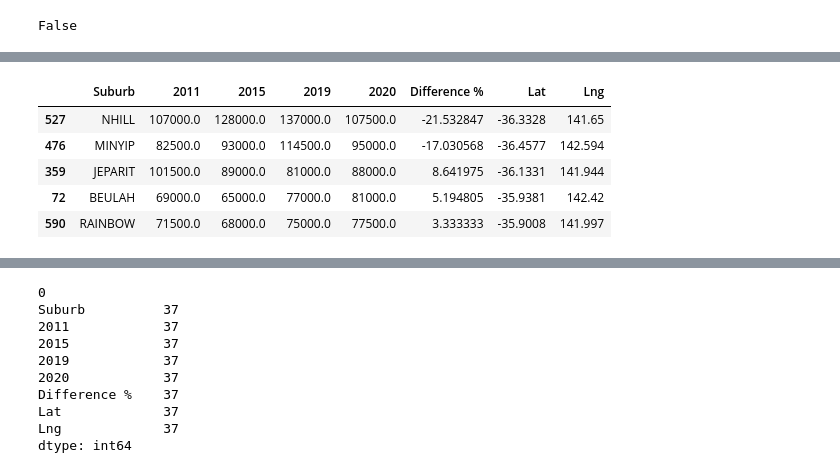
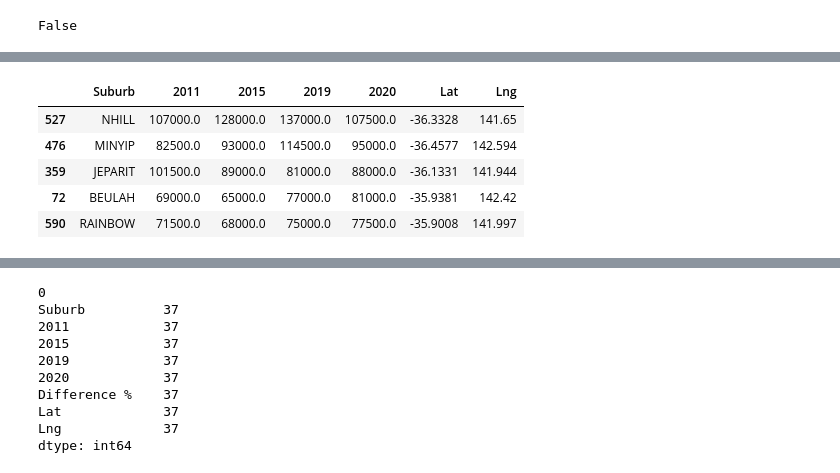
Before and after one commit to LP-116/Project-1, a Jupyter notebook: final suburb analysis.ipynb, the cells around one changed output, grey strips where cells are left out. Drawn from its saved outputs; the diff is of its cells as text; code cells hidden in the pictures.

```diff
--- a/final suburb analysis.ipynb
+++ b/final suburb analysis.ipynb
@@ -252,9 +183,6 @@ sorted_subs_df
 | 590 | RAINBOW | 71500.0 | 69000.0 | 62000.0 | 77000.0 | 68000.0 | 59500.0 | 82500.0 | 99000.0 | 75000.0 | 77500.0 |
 765 rows × 11 columns
 # %%
-top_subs = sorted_subs_df.loc[:, ["Suburb", "2011", "2015", "2019", "2020"]]
-
-top_subs["Difference %"] = ((top_subs["2020"] - top_subs["2019"]) / top_subs["2019"]) *100
-
-top_subs
+condensed_subs = sorted_subs_df.loc[:, ["Suburb", "2011", "2015", "2019", "2020"]]
+condensed_subs
 # %% [output]
@@ -338,0 +202,6 @@ top_5_2020
+# %%
+heat_subs = condensed_subs.copy()
+# %%
+heat_subs["Lat"] = ""
+heat_subs["Lng"] = ""
+heat_subs
@@ -339,20 +222,22 @@ top_5_2020
 # %%
-params = {"key": g_key}
+heat_subs_params = {"key": g_key}
 
-for index, row in top_5_2020.iterrows():
+for index, row in heat_top_subs.iterrows():
 
     base_url = "https://maps.googleapis.com/maps/api/geocode/json?"
 
     suburb = row["Suburb"]
 
-    params["address"] = f"{suburb}, Vic"
+    heat_subs_params["address"] = f"{suburb}, Vic"
 
-    subs_lat_lng = requests.get(base_url, params=params)
+    heat_subs_lat_lng = requests.get(base_url, params=heat_subs_params)
 
-    subs_lat_lng = subs_lat_lng.json()
+    heat_subs_lat_lng = heat_subs_lat_lng.json()
 
-    top_5_2020.loc[index, "Lat"] = subs_lat_lng["results"][0]["geometry"]["location"]["lat"]
-    top_5_2020.loc[index, "Lng"] = subs_lat_lng["results"][0]["geometry"]["location"]["lng"]
+    try:
+        heat_subs.loc[index, "Lat"] = heat_subs_lat_lng["results"][0]["geometry"]["location"]["lat"]
+        heat_subs.loc[index, "Lng"] = heat_subs_lat_lng["results"][0]["geometry"]["location"]["lng"]
 
-
-top_5_2020
+    except:
+        heat_subs.loc[index, "Lat"] = np.nan
+        heat_subs.loc[index, "Lng"] = np.nan
@@ -440,10 +274,10 @@ heat_top_subs
 # %%
-bottom_subs = heat_top_subs.tail(5).copy()
+bottom_subs = heat_subs.tail(5).copy()
 bottom_subs
 # %% [output]
-|  | Suburb | 2011 | 2015 | 2019 | 2020 | Difference % | Lat | Lng |
-| 527 | NHILL | 107000.0 | 128000.0 | 137000.0 | 107500.0 | -21.532847 | -36.3328 | 141.65 |
-| 476 | MINYIP | 82500.0 | 93000.0 | 114500.0 | 95000.0 | -17.030568 | -36.4577 | 142.594 |
-| 359 | JEPARIT | 101500.0 | 89000.0 | 81000.0 | 88000.0 | 8.641975 | -36.1331 | 141.944 |
-| 72 | BEULAH | 69000.0 | 65000.0 | 77000.0 | 81000.0 | 5.194805 | -35.9381 | 142.42 |
-| 590 | RAINBOW | 71500.0 | 68000.0 | 75000.0 | 77500.0 | 3.333333 | -35.9008 | 141.997 |
+|  | Suburb | 2011 | 2015 | 2019 | 2020 | Lat | Lng |
+| 527 | NHILL | 107000.0 | 128000.0 | 137000.0 | 107500.0 | -36.3328 | 141.65 |
+| 476 | MINYIP | 82500.0 | 93000.0 | 114500.0 | 95000.0 | -36.4577 | 142.594 |
+| 359 | JEPARIT | 101500.0 | 89000.0 | 81000.0 | 88000.0 | -36.1331 | 141.944 |
+| 72 | BEULAH | 69000.0 | 65000.0 | 77000.0 | 81000.0 | -35.9381 | 142.42 |
+| 590 | RAINBOW | 71500.0 | 68000.0 | 75000.0 | 77500.0 | -35.9008 | 141.997 |
```
Also changed, not shown: parts of 37 cells of this notebook.
